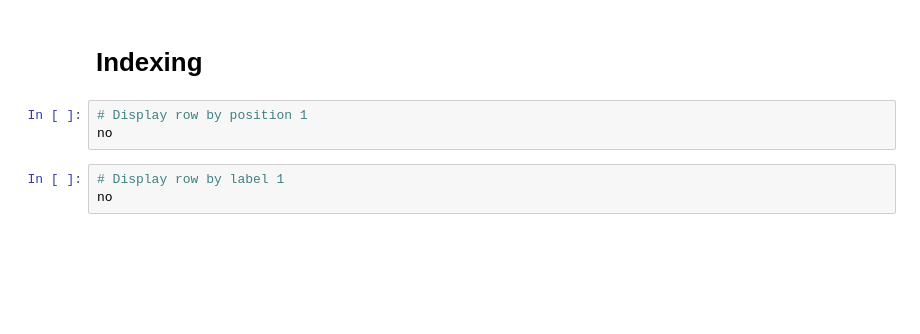
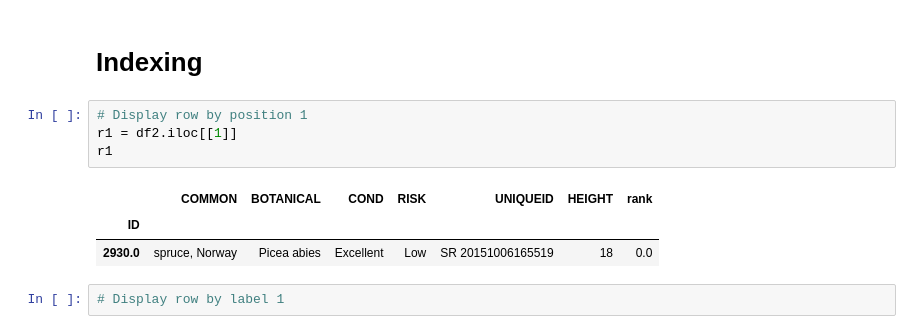
Before and after one commit to mikerly131/DataEngineering.Labs.CityOfNewarkDETreeSurvey, a Jupyter notebook: newark_de_tree_survey.ipynb, the cells around one changed output. Cells and saved outputs as stored; diff of their text form; blank space fills up the shorter version.

```diff
--- a/newark_de_tree_survey.ipynb
+++ b/newark_de_tree_survey.ipynb
@@ -377,8 +400,12 @@ some amount.  Because of bad data entry and poor data integrity and usability fo
 # %% [markdown]
 # Indexing
+# %%
+# Display row by position 1
+r1 = df2.iloc[[1]]
+r1
+# %% [output]
+|  | COMMON | BOTANICAL | COND | RISK | UNIQUEID | HEIGHT | rank |
+| ID |  |  |  |  |  |  |  |
+| 2930.0 | spruce, Norway | Picea abies | Excellent | Low | SR 20151006165519 | 18 | 0.0 |
 # %%
-# Display row by position 1
-no
+# Display row by label 1
-# %%
-# Display row by label 1
-no
```
Also changed, not shown: parts of 9 cells of this notebook.
